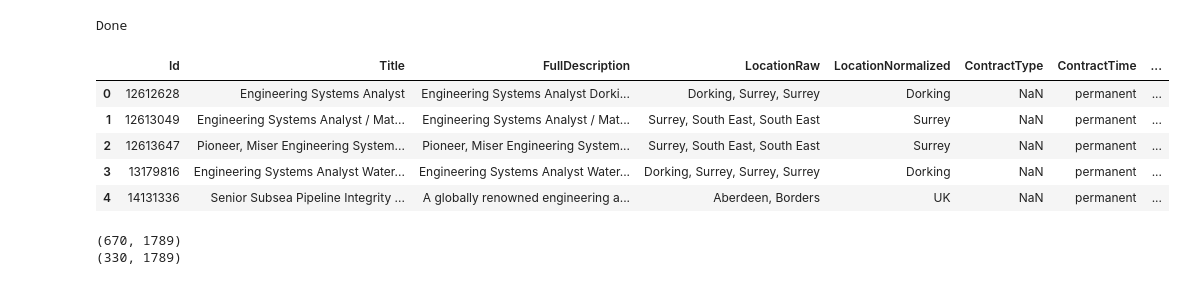
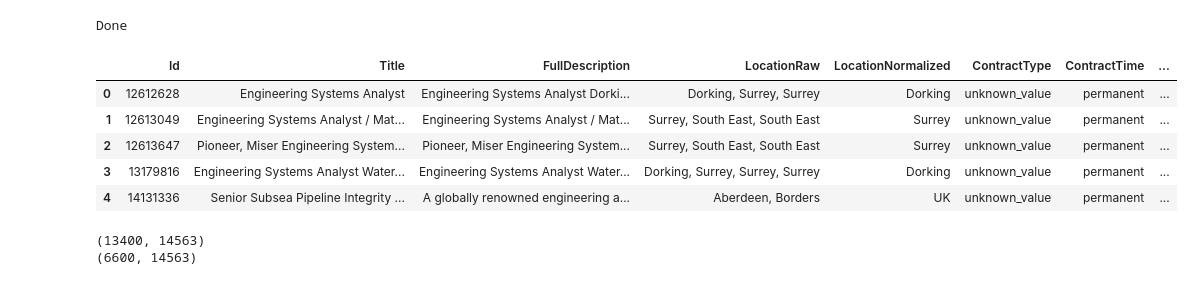
Before and after one commit to sydatascience/textanalytics, a Jupyter notebook: exploratory_analysis.ipynb, the cells around one changed output. Drawn from its saved outputs; the diff is of its cells as text; code cells hidden in the pictures.

```diff
--- a/exploratory_analysis.ipynb
+++ b/exploratory_analysis.ipynb
@@ -21,25 +21,34 @@ print ("Done")
 # %% [output]
 Done
 # %%
-data = pandas.read_csv('data/train_medium.csv')
+LDA = True
+
+data = pandas.read_csv('data/train_large.csv')
 
 X_train_index, X_test_index, Y_train, Y_test = sklearn.cross_validation.train_test_split(
     data.index, data['LogSalaryNormalized'], test_size=.33, random_state=42)
 
 # Keep train and test as pandas dataframes.
 X_train = data.iloc[X_train_index]
 X_test = data.iloc[X_test_index]
 
+if LDA:
+    lda_data = pandas.read_csv('data/train_large_lda_50.csv')
+
+    X_train_lda = lda_data.iloc[X_train_index]
+    X_test_lda = lda_data.iloc[X_test_index]
+
+
 data.head()
 # %% [output]
 |  | Id | Title | FullDescription | LocationRaw | LocationNormalized | ContractType | ContractTime | ... |
-| 0 | 12612628 | Engineering Systems Analyst | Engineering Systems Analyst Dorki... | Dorking, Surrey, Surrey | Dorking | NaN | permanent | ... |
-| 1 | 12613049 | Engineering Systems Analyst / Mat... | Engineering Systems Analyst / Mat... | Surrey, South East, South East | Surrey | NaN | permanent | ... |
-| 2 | 12613647 | Pioneer, Miser Engineering System... | Pioneer, Miser Engineering System... | Surrey, South East, South East | Surrey | NaN | permanent | ... |
-| 3 | 13179816 | Engineering Systems Analyst Water... | Engineering Systems Analyst Water... | Dorking, Surrey, Surrey, Surrey | Dorking | NaN | permanent | ... |
-| 4 | 14131336 | Senior Subsea Pipeline Integrity ... | A globally renowned engineering a... | Aberdeen, Borders | UK | NaN | permanent | ... |
+| 0 | 12612628 | Engineering Systems Analyst | Engineering Systems Analyst Dorki... | Dorking, Surrey, Surrey | Dorking | unknown_value | permanent | ... |
+| 1 | 12613049 | Engineering Systems Analyst / Mat... | Engineering Systems Analyst / Mat... | Surrey, South East, South East | Surrey | unknown_value | permanent | ... |
+| 2 | 12613647 | Pioneer, Miser Engineering System... | Pioneer, Miser Engineering System... | Surrey, South East, South East | Surrey | unknown_value | permanent | ... |
+| 3 | 13179816 | Engineering Systems Analyst Water... | Engineering Systems Analyst Water... | Dorking, Surrey, Surrey, Surrey | Dorking | unknown_value | permanent | ... |
+| 4 | 14131336 | Senior Subsea Pipeline Integrity ... | A globally renowned engineering a... | Aberdeen, Borders | UK | unknown_value | permanent | ... |
 # %%
-MIN_WORD_FREQUENCY = 5
+MIN_WORD_FREQUENCY = 3
 
 count_vect = sklearn.feature_extraction.text.CountVectorizer(
   stop_words='english', min_df=MIN_WORD_FREQUENCY)
@@ -53,8 +62,8 @@ print(X_train_full_description_counts.shape)
 print(X_test_full_description_counts.shape)
 #TODO (max): supress the VisibleDeprecationWarning here from numpy. It is being thrown by the package.
 # %% [output]
-(670, 1789)
-(330, 1789)
+(13400, 14563)
+(6600, 14563)
 # %%
 def original_salary_scale(log_value):
     return math.exp(log_value)
```
Also changed, not shown: parts of 4 cells of this notebook, 2 other files.
